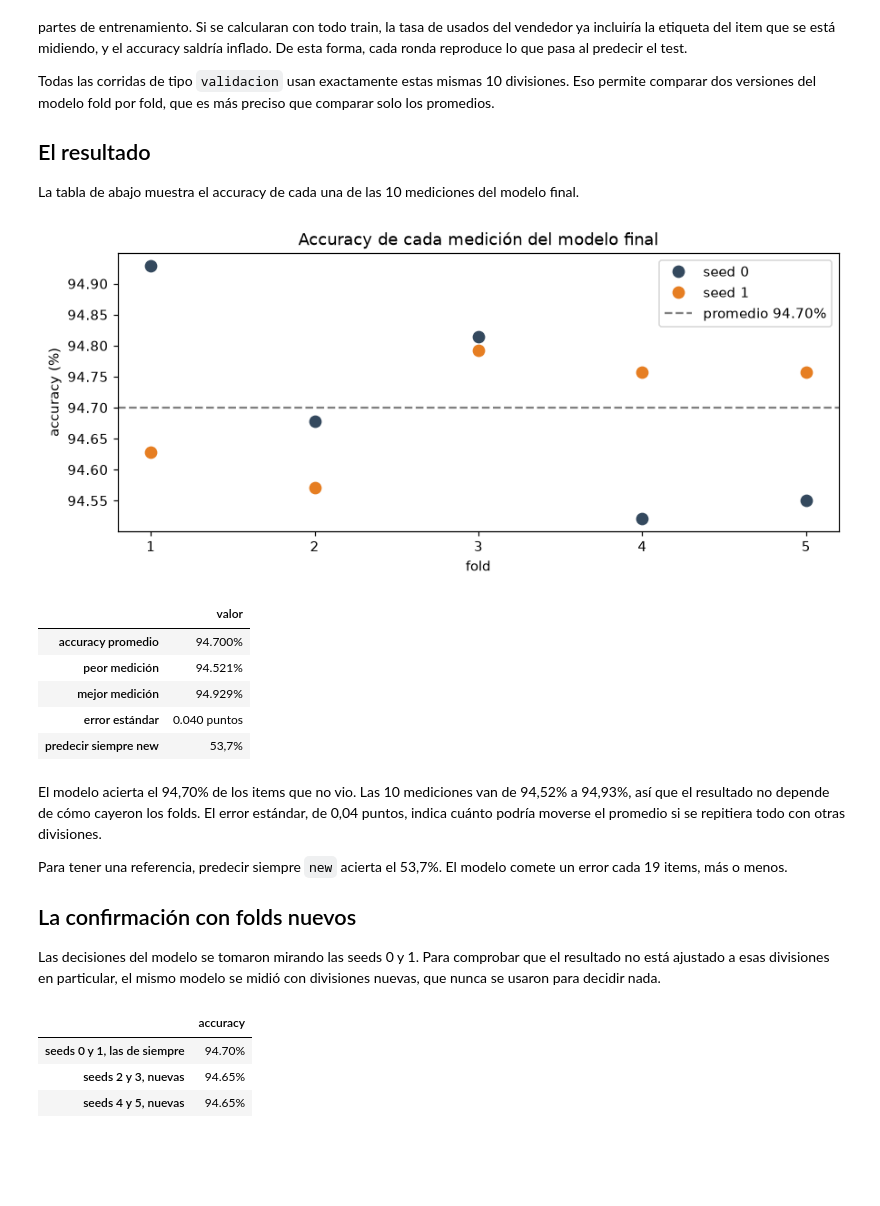
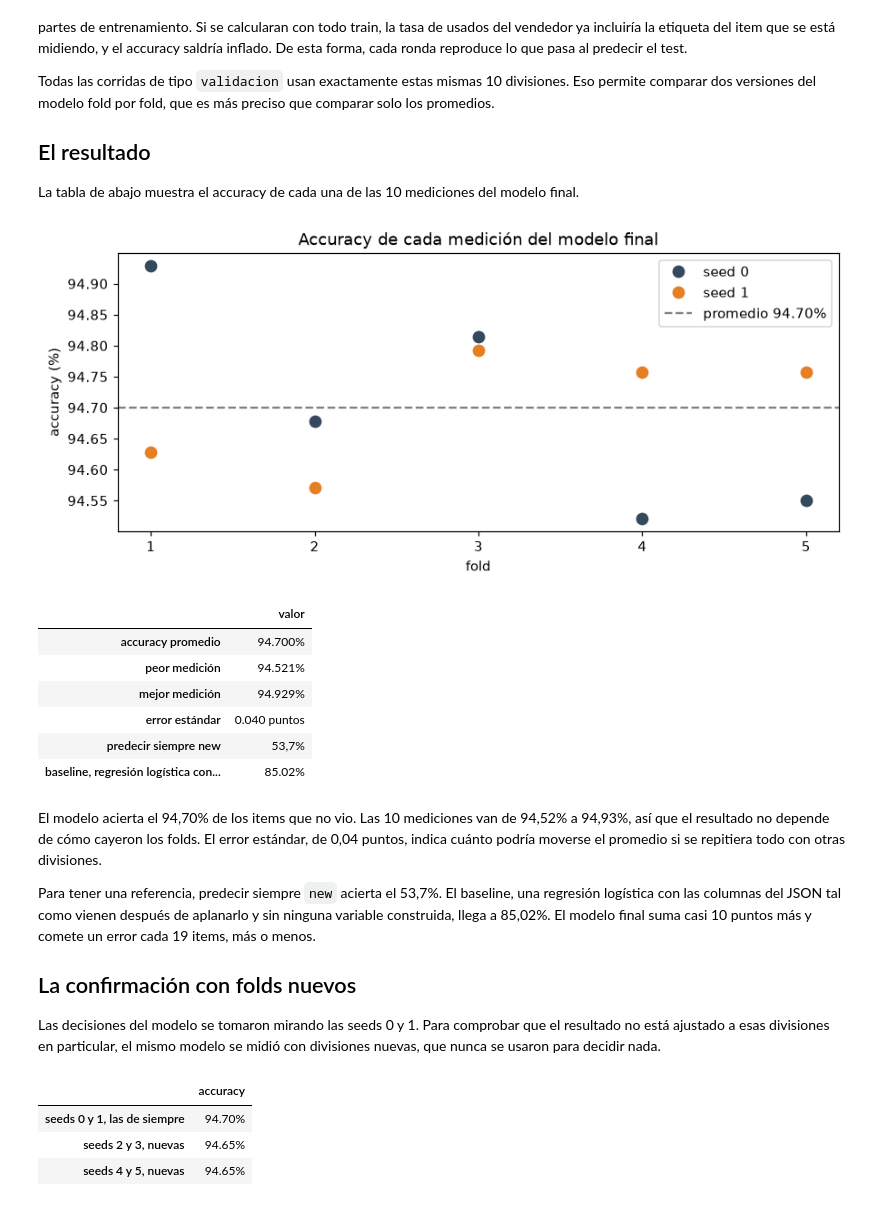
Before and after one commit to clararodriguezacevedo/predictivo-meli, a Jupyter notebook: notebooks/05_modelo_y_validacion.ipynb, the cells around one changed output. Cells and saved outputs as stored; diff of their text form; code cells hidden in the pictures; blank space fills up the shorter version.

Commit message:
explicar mejor las tareas y el baseline

```diff
--- a/notebooks/05_modelo_y_validacion.ipynb
+++ b/notebooks/05_modelo_y_validacion.ipynb
@@ -105,40 +105,43 @@ Todas las corridas de tipo `validacion` usan exactamente estas mismas 10 divisio
 La tabla de abajo muestra el accuracy de cada una de las 10 mediciones del modelo final.
 # %%
 aciertos = np.array(final["accuracy_por_fold"])
+baseline = [r for r in validaciones if r["modelo"] == "baseline"][-1]
 por_fold = pd.DataFrame({
     "seed": np.repeat(final["protocolo"]["semillas"], final["protocolo"]["n_folds"]),
     "fold": np.tile(np.arange(1, final["protocolo"]["n_folds"] + 1), len(final["protocolo"]["semillas"])),
     "accuracy": aciertos,
 })
 
 fig, ax = plt.subplots(figsize=(8, 3.5))
 for seed, color in zip(final["protocolo"]["semillas"], ["#34495e", "#e67e22"]):
     filas = por_fold[por_fold["seed"] == seed]
     ax.plot(filas["fold"], 100 * filas["accuracy"], "o", color=color, markersize=8, label=f"seed {seed}")
 ax.axhline(100 * aciertos.mean(), color="grey", ls="--", label=f"promedio {100 * aciertos.mean():.2f}%")
 ax.set(xlabel="fold", ylabel="accuracy (%)", xticks=range(1, 6), title="Accuracy de cada medición del modelo final")
 ax.legend()
 plt.show()
 
 pd.DataFrame({"valor": {
     "accuracy promedio": f"{100 * aciertos.mean():.3f}%",
     "peor medición": f"{100 * aciertos.min():.3f}%",
     "mejor medición": f"{100 * aciertos.max():.3f}%",
     "error estándar": f"{100 * final['error_estandar']:.3f} puntos",
     "predecir siempre new": "53,7%",
+    "baseline, regresión logística con las columnas crudas": f"{100 * baseline['accuracy']:.2f}%",
 }})
 # %% [output]
 [figure]
 |  | valor |
 | accuracy promedio | 94.700% |
 | peor medición | 94.521% |
 | mejor medición | 94.929% |
 | error estándar | 0.040 puntos |
 | predecir siempre new | 53,7% |
+| baseline, regresión logística con... | 85.02% |
 # %% [markdown]
 El modelo acierta el 94,70% de los items que no vio. Las 10 mediciones van de 94,52% a 94,93%, así que el resultado no depende de cómo cayeron los folds. El error estándar, de 0,04 puntos, indica cuánto podría moverse el promedio si se repitiera todo con otras divisiones.
 
-Para tener una referencia, predecir siempre `new` acierta el 53,7%. El modelo comete un error cada 19 items, más o menos.
+Para tener una referencia, predecir siempre `new` acierta el 53,7%. El baseline, una regresión logística con las columnas del JSON tal como vienen después de aplanarlo y sin ninguna variable construida, llega a 85,02%. El modelo final suma casi 10 puntos más y comete un error cada 19 items, más o menos.
 
 ## La confirmación con folds nuevos
 
```
Also changed, not shown: 1 other file.
